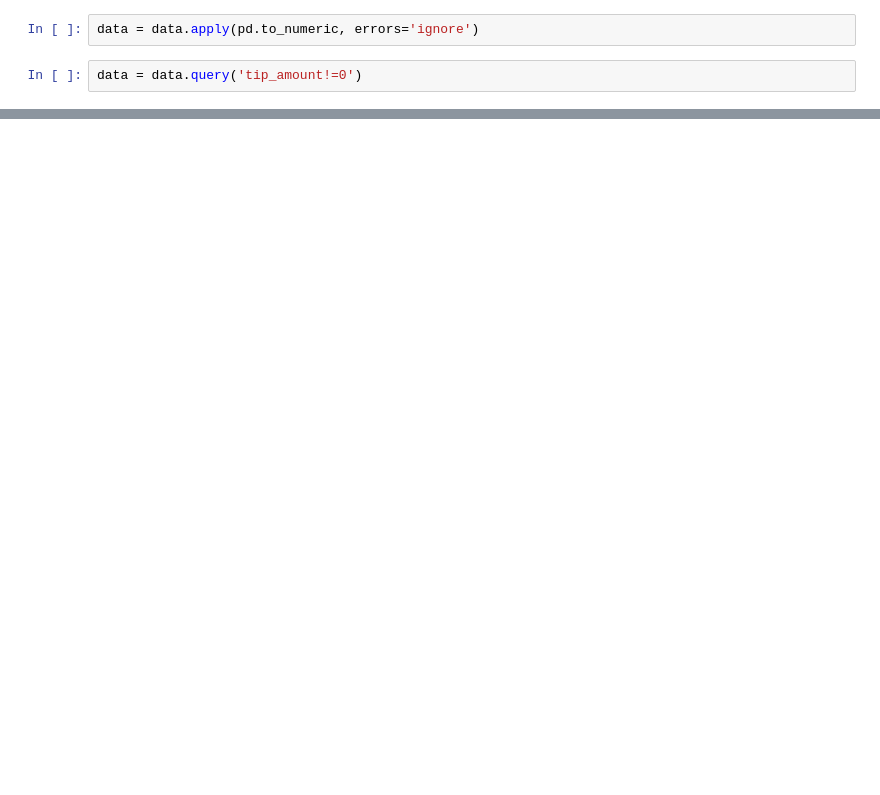
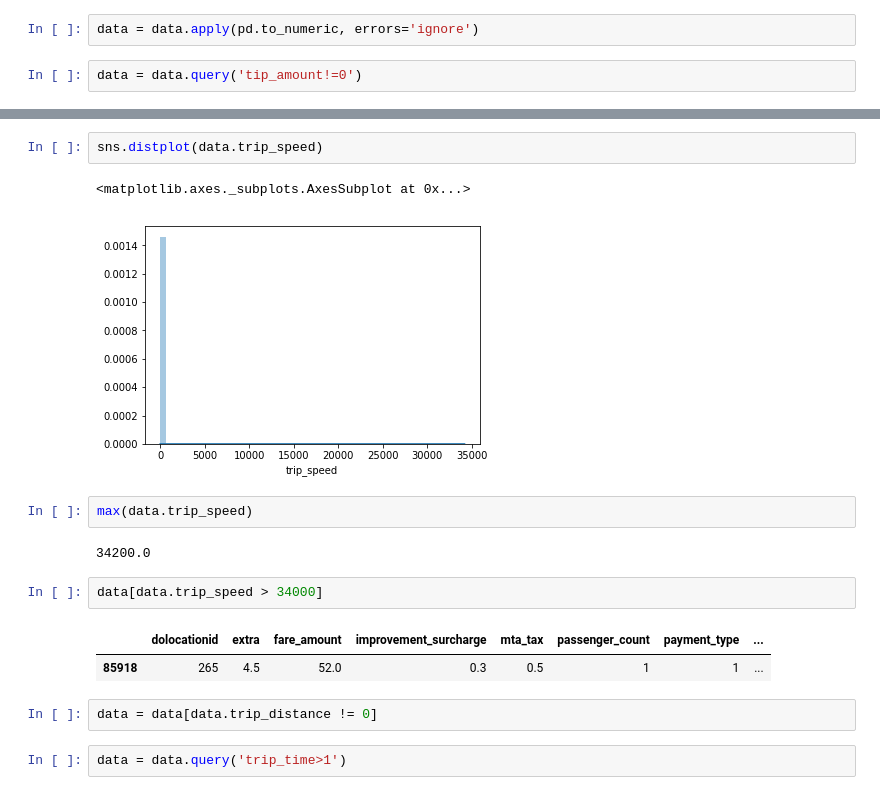
Before and after one commit to dlm6693/Taxi-Time-Series-Analysis, a Jupyter notebook: Data Sourcing + EDA.ipynb, the cells around one changed output, grey strips where cells are left out. Cells and saved outputs as stored; diff of their text form; blank space fills up the shorter version.

```diff
--- a/Data Sourcing + EDA.ipynb
+++ b/Data Sourcing + EDA.ipynb
@@ -226,0 +153,18 @@ df_2015.head()
+# %%
+sns.distplot(data.trip_speed)
+# %% [output]
+<matplotlib.axes._subplots.AxesSubplot at 0x...>
+[figure, added]
+# %%
+max(data.trip_speed)
+# %% [output]
+34200.0
+# %%
+data[data.trip_speed > 34000]
+# %% [output]
+|  | dolocationid | extra | fare_amount | improvement_surcharge | mta_tax | passenger_count | payment_type | ... |
+| 85918 | 265 | 4.5 | 52.0 | 0.3 | 0.5 | 1 | 1 | ... |
+# %%
+data = data[data.trip_distance != 0]
+# %%
+data = data.query('trip_time>1')
```
Also changed, not shown: parts of 78 cells of this notebook, 1 other file.
